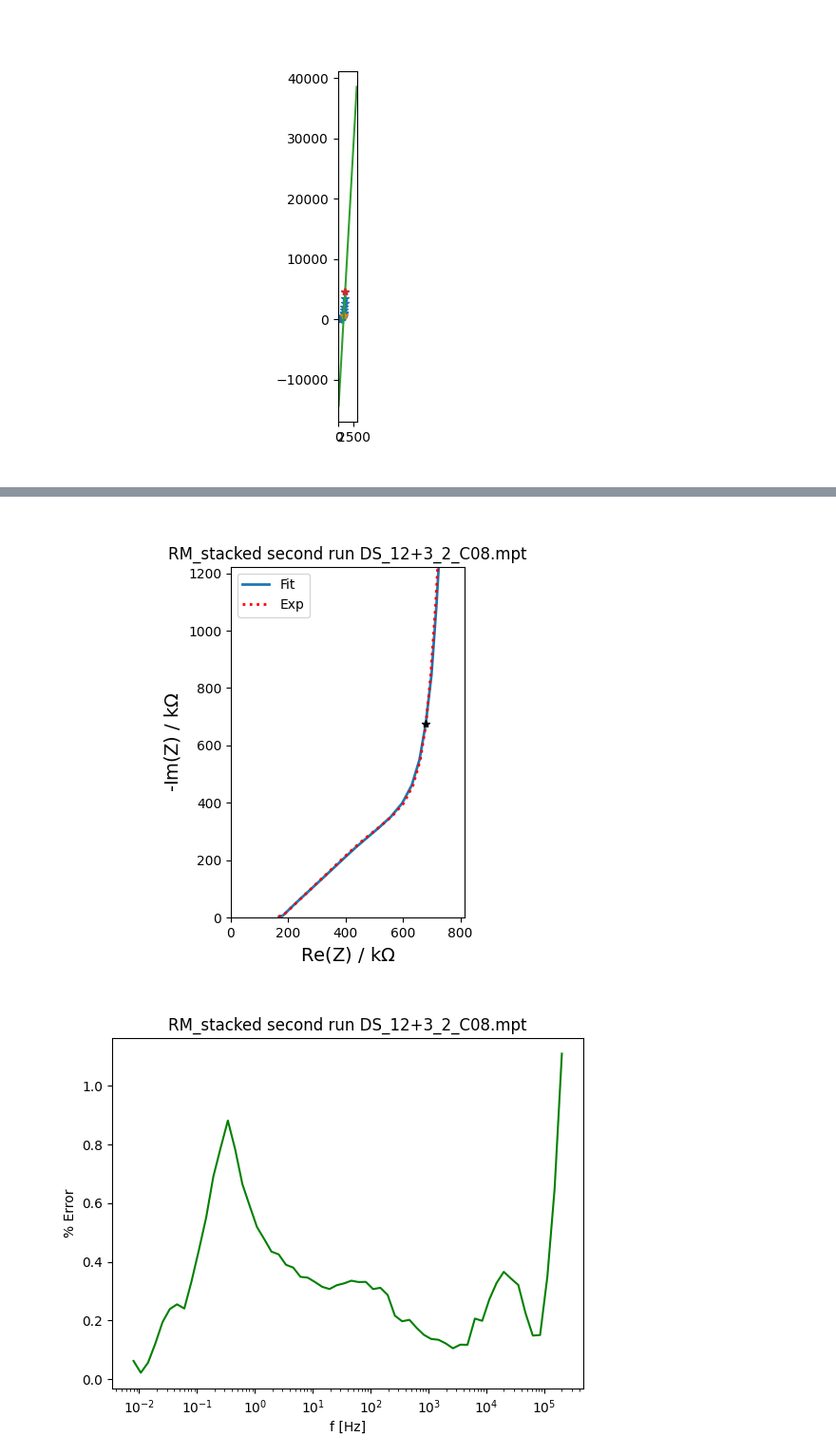
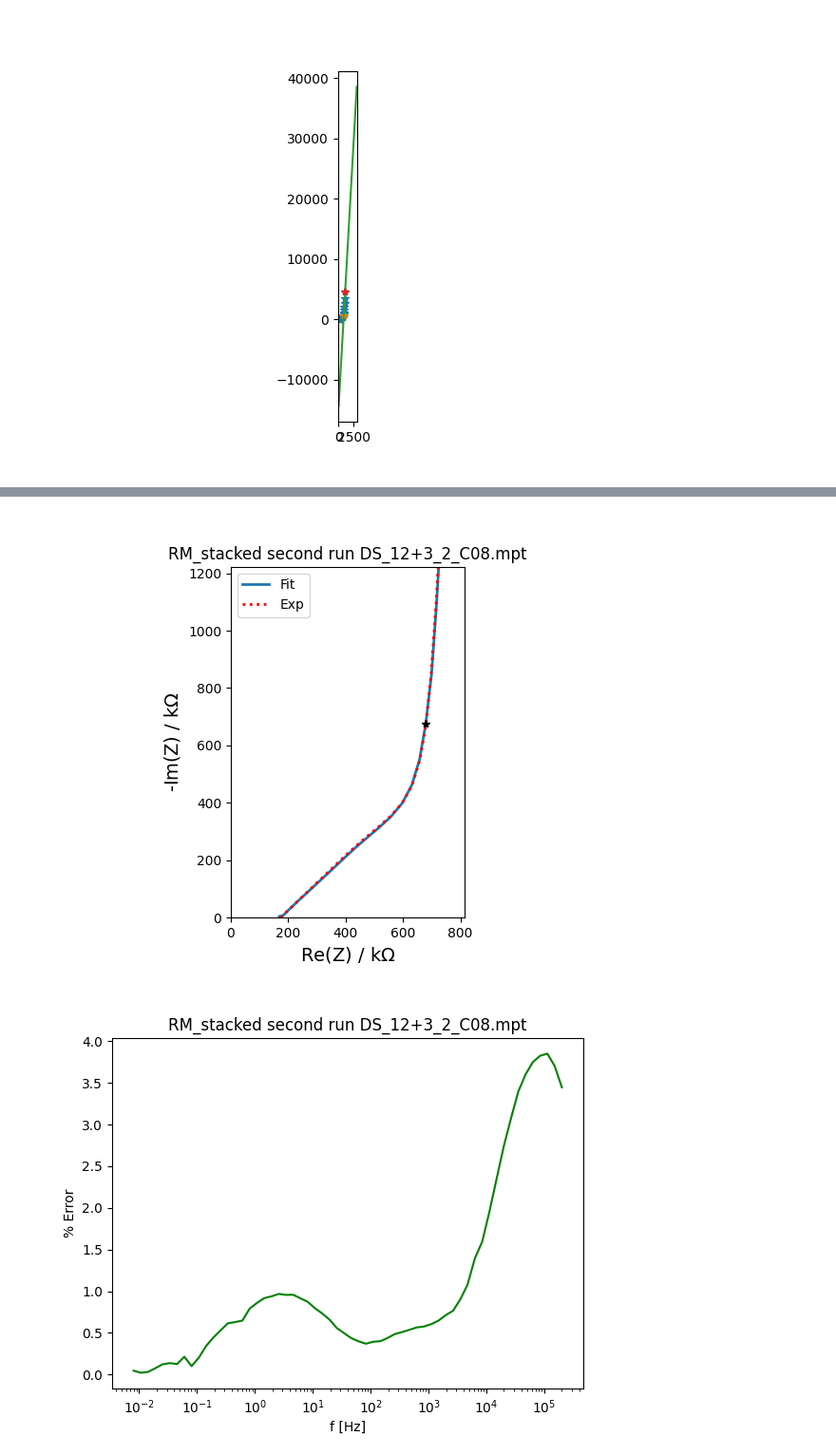
Before and after one commit to Yugal0/fitting-experimental, a Jupyter notebook: code/two combined electrode qvary.ipynb, the cells around one changed output, grey strips where cells are left out. Shown: that part at 95% size. Drawn from its saved outputs; the diff is of its cells as text; code cells hidden in the pictures.

```diff
--- a/code/two combined electrode qvary.ipynb
+++ b/code/two combined electrode qvary.ipynb
@@ -91,8 +91,8 @@ for file_name in os.listdir(folder_path):
     z=z[0:idx_l+1]
 
     Rsep=150
-    R1=200
-    R2=500
+    R1=2000
+    R2=1000
     Q1=0.002
     Q2=0.005
     delta=0.3
@@ -104,7 +104,7 @@ for file_name in os.listdir(folder_path):
     s_mod=np.hstack((np.abs(z),np.abs(z)))
     # c.fit(impedance=z,frequencies=f,sigma=s_mod,bounds=((0,0,0,0,0,0.167,0.9),(np.inf,np.inf,np.inf,np.inf,np.inf,0.6,1)))
     c.fit(impedance=z,frequencies=f,bounds=((0,0,0,0,0,0.167,0.9),(np.inf,np.inf,np.inf,np.inf,np.inf,0.6,1)))
-
+    print(c)
     # print
     z_fitted=c.predict(frequencies=f)
     # fcsv="../fitted parameters/two combined_mod_fit.csv"
@@ -162,2 +178,2 @@ RuntimeError: Optimal parameters not found: The maximum number of function evalu
 [figure]
-[figure, old version]
+[figure, new version]
```
Also changed, not shown: parts of 1 cell of this notebook, 9 other files.
